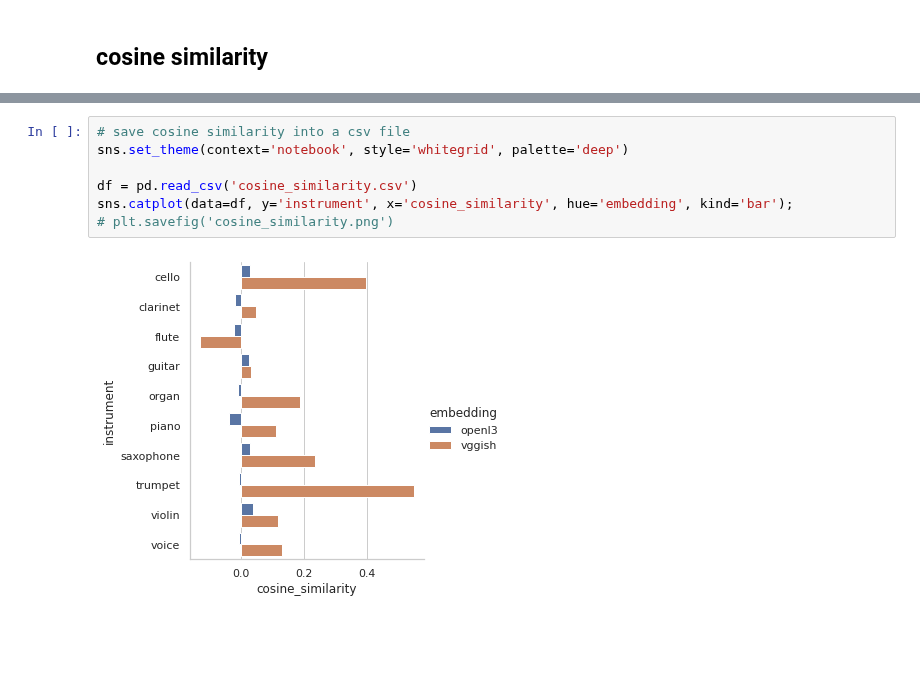
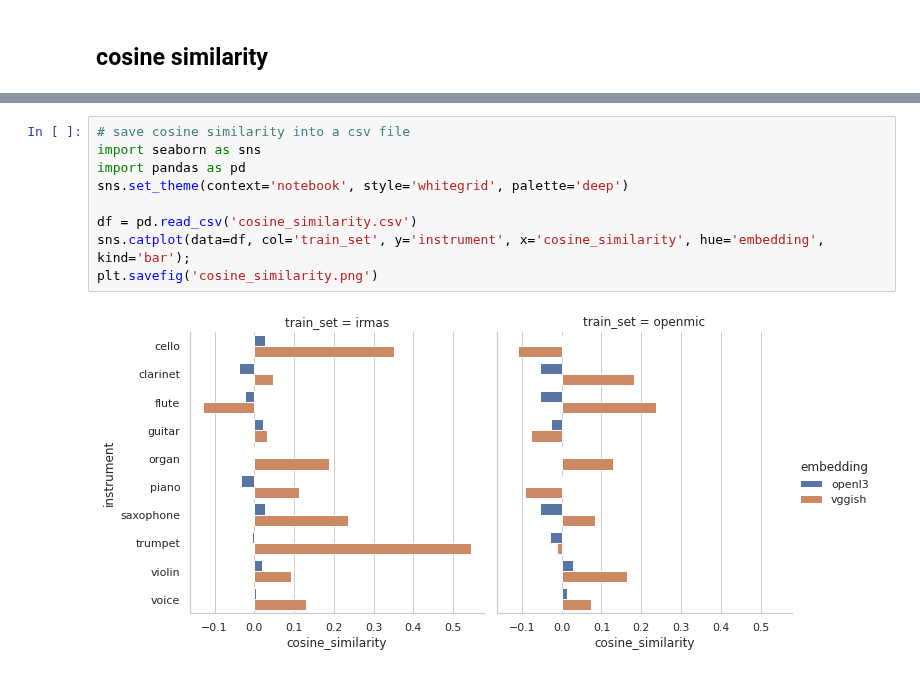
Before and after one commit to changhongw/audio-embedding-bias, a Jupyter notebook: correlation_datasepration_instclassification.ipynb, the cells around one changed output, grey strips where cells are left out. Drawn from its saved outputs; the diff is of its cells as text; blank space fills up the shorter version.

```diff
--- a/correlation_datasepration_instclassification.ipynb
+++ b/correlation_datasepration_instclassification.ipynb
@@ -473,9 +493,11 @@ cosine_sim
 # %%
 # save cosine similarity into a csv file
+import seaborn as sns
+import pandas as pd
 sns.set_theme(context='notebook', style='whitegrid', palette='deep')
 
 df = pd.read_csv('cosine_similarity.csv')
-sns.catplot(data=df, y='instrument', x='cosine_similarity', hue='embedding', kind='bar');
-# plt.savefig('cosine_similarity.png')
+sns.catplot(data=df, col='train_set', y='instrument', x='cosine_similarity', hue='embedding', kind='bar');
+plt.savefig('cosine_similarity.png')
 # %% [output]
-[figure, old version]
+[figure, new version]
```
Also changed, not shown: parts of 3 cells of this notebook.
